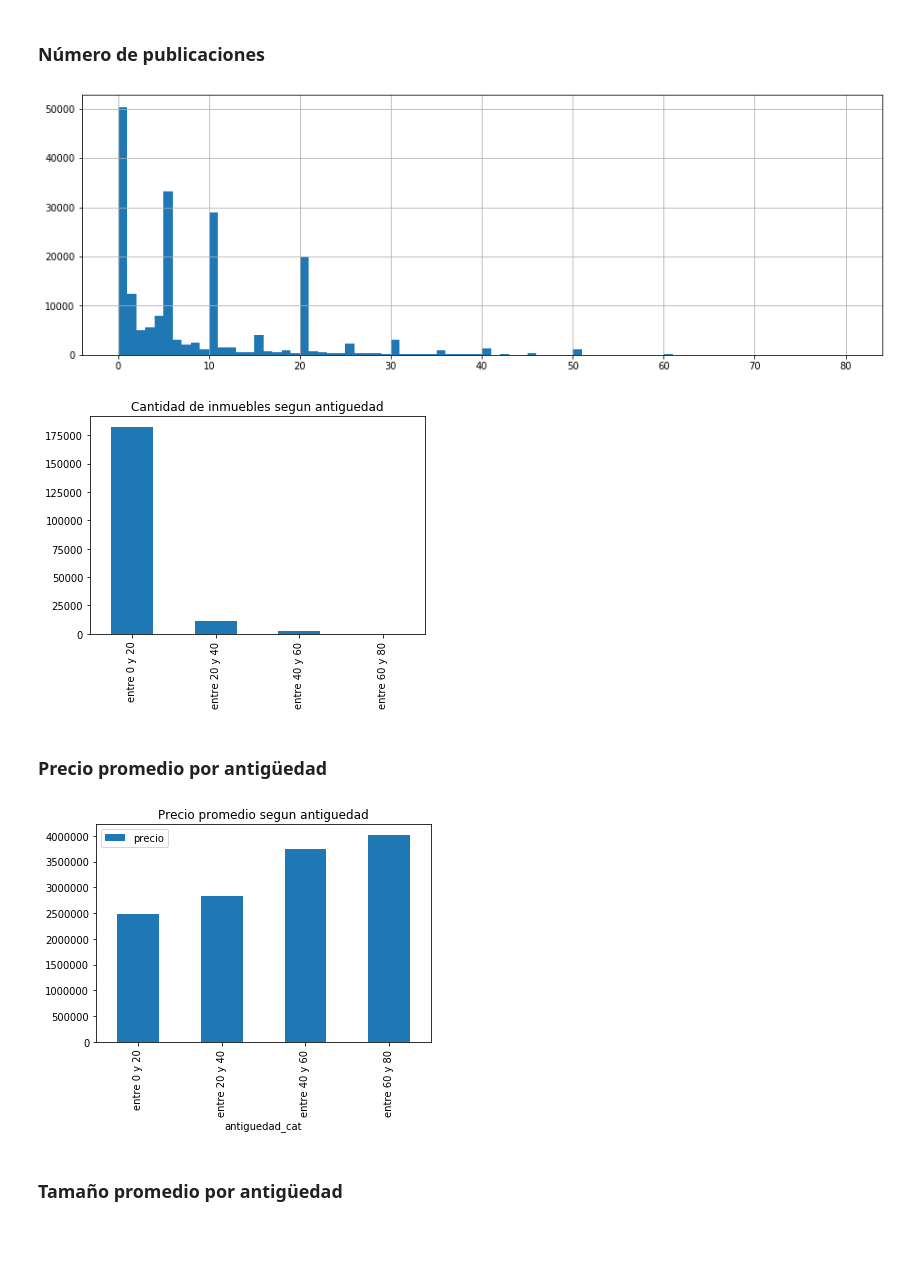
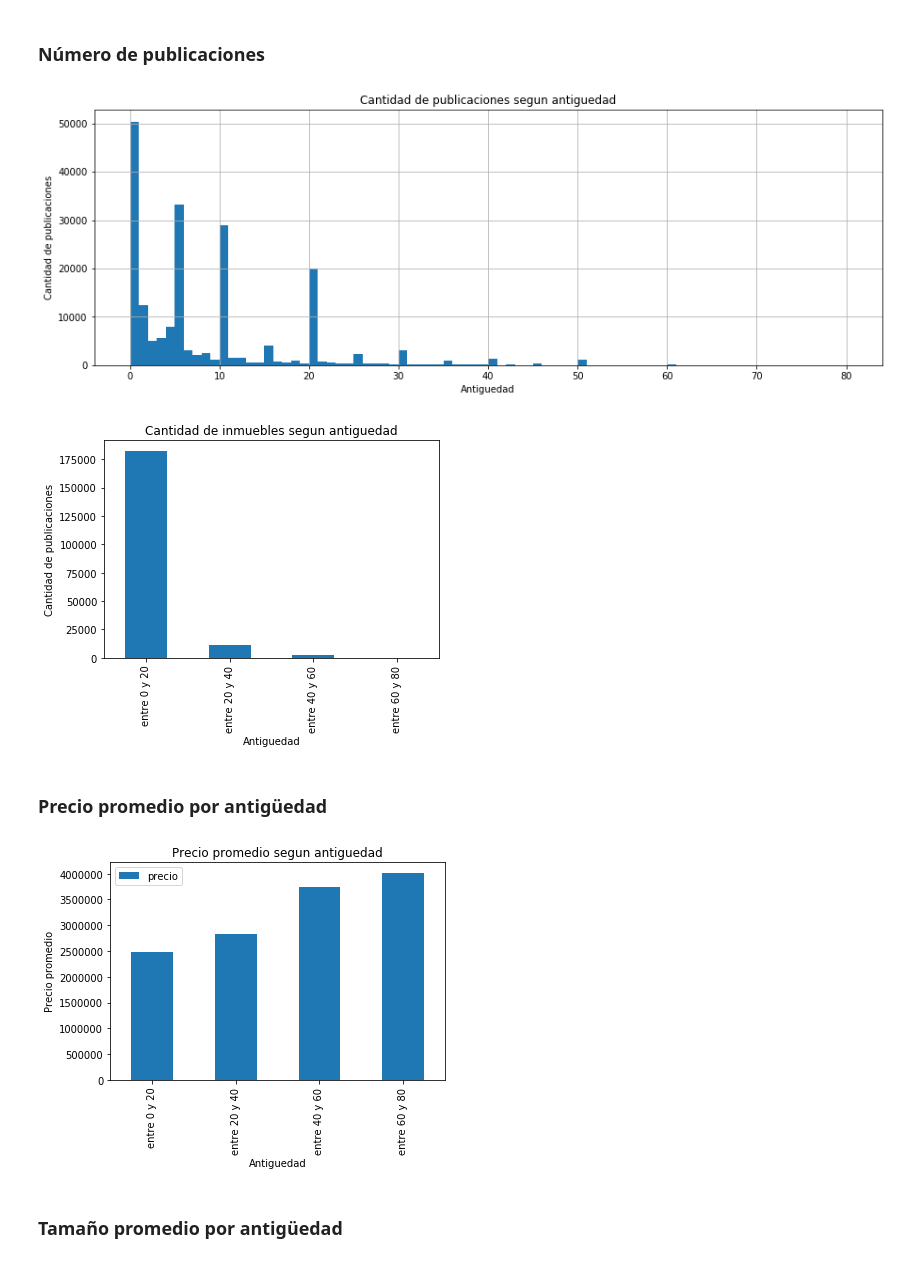
Before and after one commit to lautarofritz/TP1-Orga-de-Datos, a Jupyter notebook: TP1 Orga de Datos.ipynb, the cells around one changed output. Saved outputs shown, nothing was run; the diff lists cells and outputs as text; code cells hidden in the pictures; blank space fills up the shorter version.

```diff
--- a/TP1 Orga de Datos.ipynb
+++ b/TP1 Orga de Datos.ipynb
@@ -148,26 +157,34 @@ df3.plot(kind='line', figsize=(15,5), logy=True, title='Cantidad de inmuebles y
 ### Número de publicaciones
 # %%
 #cantidad de inmuebles por antiguedad
-df['antiguedad'].hist(bins=80,figsize=(15,5));
+g = df['antiguedad'].hist(bins=80,figsize=(15,5));
+g.set_title('Cantidad de publicaciones segun antiguedad')
+g.set_ylabel('Cantidad de publicaciones')
+g.set_xlabel('Antiguedad')
+g;
 # %% [output]
-[figure, old version]
+[figure, new version]
 # %%
 df['antiguedad_cat'] = df['antiguedad']
 df['antiguedad_cat'] = pd.cut(df['antiguedad_cat'], 4, labels=['entre 0 y 20', 'entre 20 y 40',\
                                                                'entre 40 y 60', 'entre 60 y 80'])
 # %%
 #cantidad de inmuebles segun antiguedad
-df['antiguedad_cat'].value_counts().plot(kind='bar', title='Cantidad de inmuebles segun antiguedad');
+g = df['antiguedad_cat'].value_counts().plot(kind='bar', title='Cantidad de inmuebles segun antiguedad');
+g.set_ylabel('Cantidad de publicaciones')
+g.set_xlabel('Antiguedad');
 # %% [output]
-[figure, old version]
+[figure, new version]
 # %% [markdown]
 ### Precio promedio por antigüedad
 # %%
 #precio promedio segun antiguedad
-df.groupby('antiguedad_cat').agg({'precio':'mean'}).plot(kind='bar', title='Precio promedio segun antiguedad');
+g = df.groupby('antiguedad_cat').agg({'precio':'mean'}).plot(kind='bar', title='Precio promedio segun antiguedad');
 #al parecer el precio aumenta con la antiguedad
+g.set_ylabel('Precio promedio')
+g.set_xlabel('Antiguedad');
 # %% [output]
-[figure, old version]
+[figure, new version]
 # %% [markdown]
 ### Tamaño promedio por antigüedad
 # %%
```
Also changed, not shown: parts of 15 cells of this notebook.
